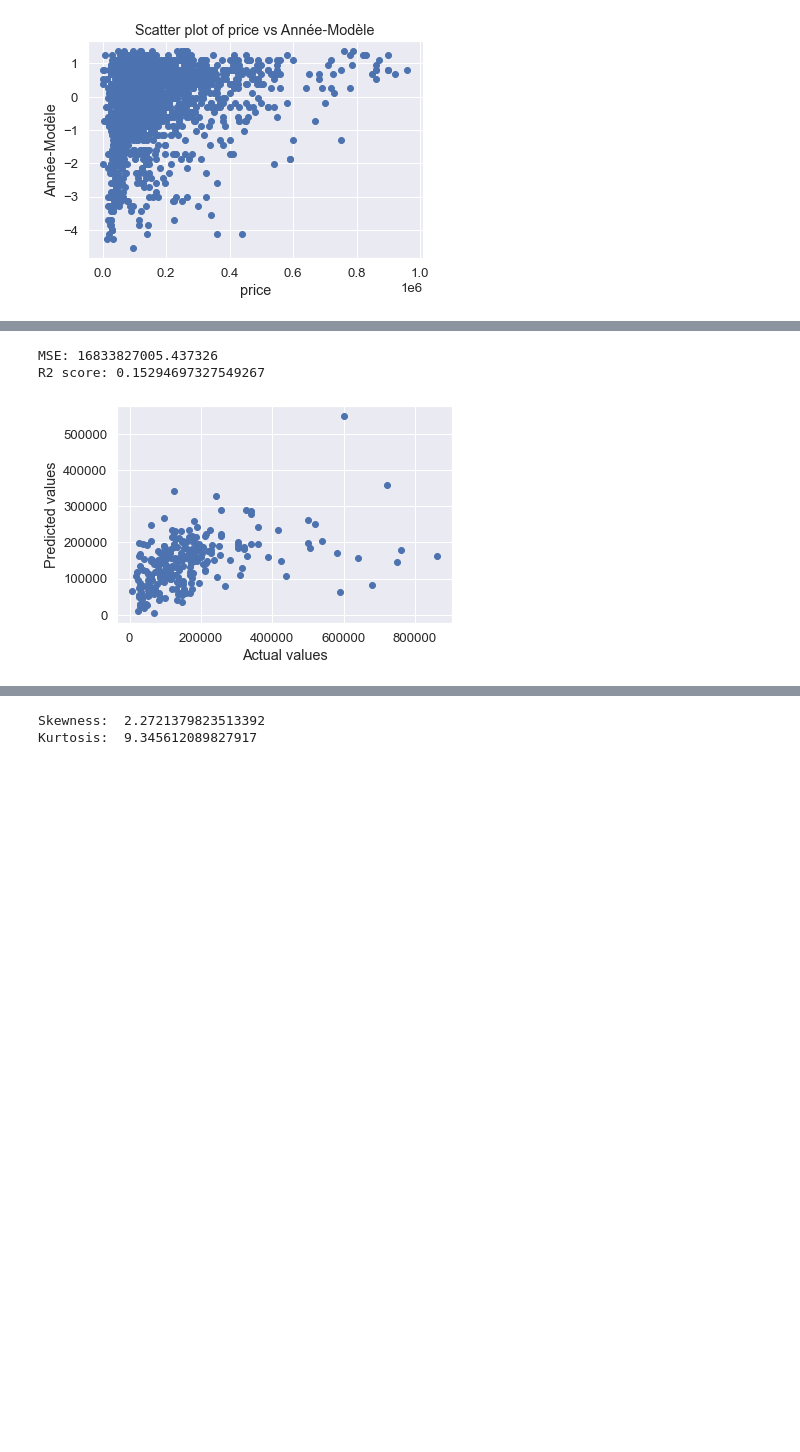
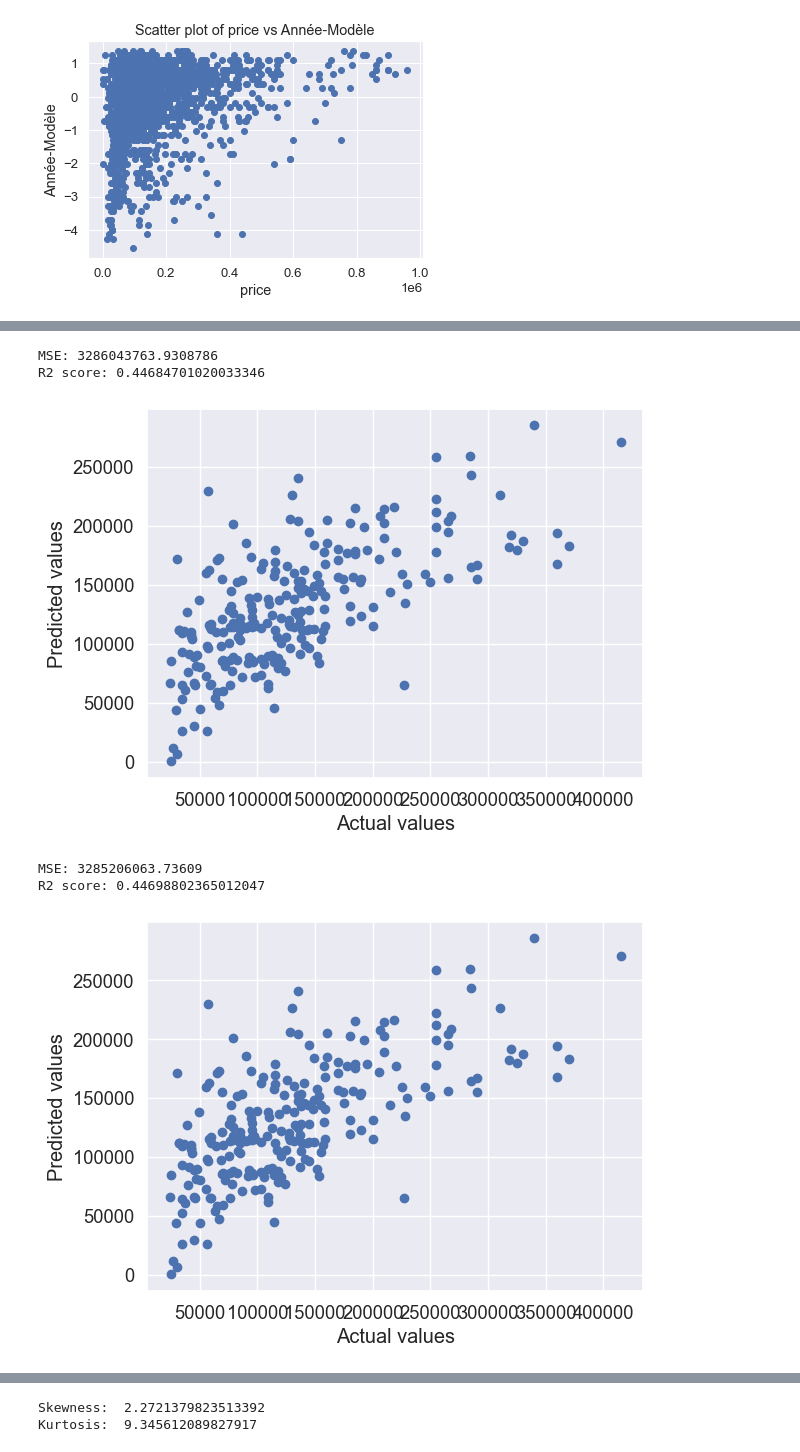
Before and after one commit to joyboy129/statistiques, a Jupyter notebook: 2ndpart.ipynb, the cells around one changed output, grey strips where cells are left out. Cells and saved outputs as stored; diff of their text form; code cells hidden in the pictures; blank space fills up the shorter version.

```diff
--- a/2ndpart.ipynb
+++ b/2ndpart.ipynb
@@ -45,4 +45,4 @@ corr_matrix(data)
 # %%
-data = data.drop(['Marque','Nombre de portes','puissance'], axis=1)
+data = data.drop(['Marque','Nombre de portes'], axis=1)
 corr_matrix(data)
 # %% [output]
@@ -63,8 +83,7 @@ data.head()
 # %%
 def preprocessing_one(data):
     data['Kilométrage'] = data['Kilométrage'].replace('Plus de 500 000', 500000.0)
-
-# convert the column to float
+    data['puissance'] = pd.to_numeric(data['puissance'].replace({'Plus de 41 CV': '41', ' CV': ''}, regex=True), errors='coerce').fillna(8).astype(int)# convert the column to float
     data['Kilométrage'] = data['Kilométrage'].astype(float)
     data['Année-Modèle'] = data['Année-Modèle'].astype(float)
     data['price'] = data['price'].astype(float)
@@ -83,25 +102,24 @@ def preprocessing_one(data):
 # Fit and transform the features
     data[['Année-Modèle','Kilométrage','Modèle_mean_target','Ville_mean_target']]=scaler.fit_transform(data[['Année-Modèle','Kilométrage','Modèle_mean_target','Ville_mean_target']])
 
-    le = LabelEncoder()
-    for i in [ 'Première main', 'boite','État',  'Origine','carburant']:
-        data[i] = le.fit_transform(data[i])
+    #le = LabelEncoder()
+    #for i in [ 'Première main', 'boite','État',  'Origine','carburant']:
+     #   data[i] = le.fit_transform(data[i])
 # perform label encoding on 'team' column
+    dummy_cols = ['Première main', 'boite', 'État', 'Origine', 'carburant']
+    normalized_data = pd.get_dummies(data, columns=dummy_cols)
 
 # Split the dataset into features and target variable
 
+    normalized_data = normalized_data.drop(columns=ignore_cols)
+
 
 # Concatenate the normalized features and the target variable
-    normalized_data = data.drop( ignore_cols, axis=1)
+    #normalized_data = data.drop( ignore_cols, axis=1)
     return normalized_data,data
-def preprocessing_two(data):
-    data['Kilométrage'] = data['Kilométrage'].replace('Plus de 500 000', 500000.0)
 
-# convert the column to float
-    data['Kilométrage'] = data['Kilométrage'].astype(float)
-    data['Année-Modèle'] = data['Année-Modèle'].astype(float)
-    data['Modèle_mean_target'] =
 normalized_data=preprocessing_one(data)[0]
-data_new=preprocessing_one(data)[1]
-visualize(normalized_data)
+all_data=preprocessing_one(data)[1]
+normalized_data.head()
+#visualize(normalized_data)
 # %% [output]
@@ -115,6 +139,6 @@ def remove_outliers(data, col,q_min,q_max):
 
 
 # Exemple
-data_no_out=remove_outliers(data, 'price',0.01,0.99)
-clio1 = data_no_out.loc[data_no_out.Modèle=='Clio']
-sns.distplot(clio1.price).set_title('Clio Price Distribution')
+normalized_data=remove_outliers(normalized_data, 'price',0.01,0.96)
+#clio1 = normalized_data.loc[normalized_data.Modèle=='Clio']
+#sns.distplot(clio1.price).set_title('Clio Price Distribution')
@@ -181,5 +205,7 @@ R-squared score: 0.2898206884570754
 # %%
 import statsmodels.api as sm
+X=sm.add_constant(X)
+
 model1 = sm.OLS(y, X).fit()
 
 # Print the summary of the model
@@ -231,30 +269,35 @@ conf_int
 # %%
 from scipy import stats
 from sklearn import preprocessing
 from sklearn.model_selection import KFold, train_test_split
 from sklearn.neural_network import MLPRegressor
 from sklearn.metrics import mean_squared_error,r2_score
 
 def NNRegressor(data):
     X = pd.DataFrame(data.drop(['price'],axis=1))
     y = pd.DataFrame(data['price'])
     # print(X.head)
 
     X_train, X_test, y_train, y_test = train_test_split(X, y, test_size = 0.10, random_state = 1)
     mlp = MLPRegressor(hidden_layer_sizes=(100, 50), activation='relu', solver='adam', max_iter=500)
     mlp.fit(X_train, y_train)
 
     y_pred = mlp.predict(X_test)
     mse = mean_squared_error(y_test, y_pred)
     r2 = r2_score(y_test, y_pred)
     print("MSE:", mse)
     print("R2 score:", r2)
     plt.scatter(y_test, y_pred)
     plt.xlabel('Actual values')
     plt.ylabel('Predicted values')
     plt.show()
-NNRegressor(normalized_data)
+    return [y_test,y_pred]
+y_test=NNRegressor(normalized_data)[0]
+y_pred=NNRegressor(normalized_data)[1]
 # %% [output]
-MSE: 16833827005.437326
-R2 score: 0.15294697327549267
+MSE: 3286043763.9308786
+R2 score: 0.44684701020033346
-[figure, old version]
+[figure, new version]
+MSE: 3285206063.73609
+R2 score: 0.44698802365012047
+[figure, added]
```
Also changed, not shown: parts of 28 cells of this notebook.
